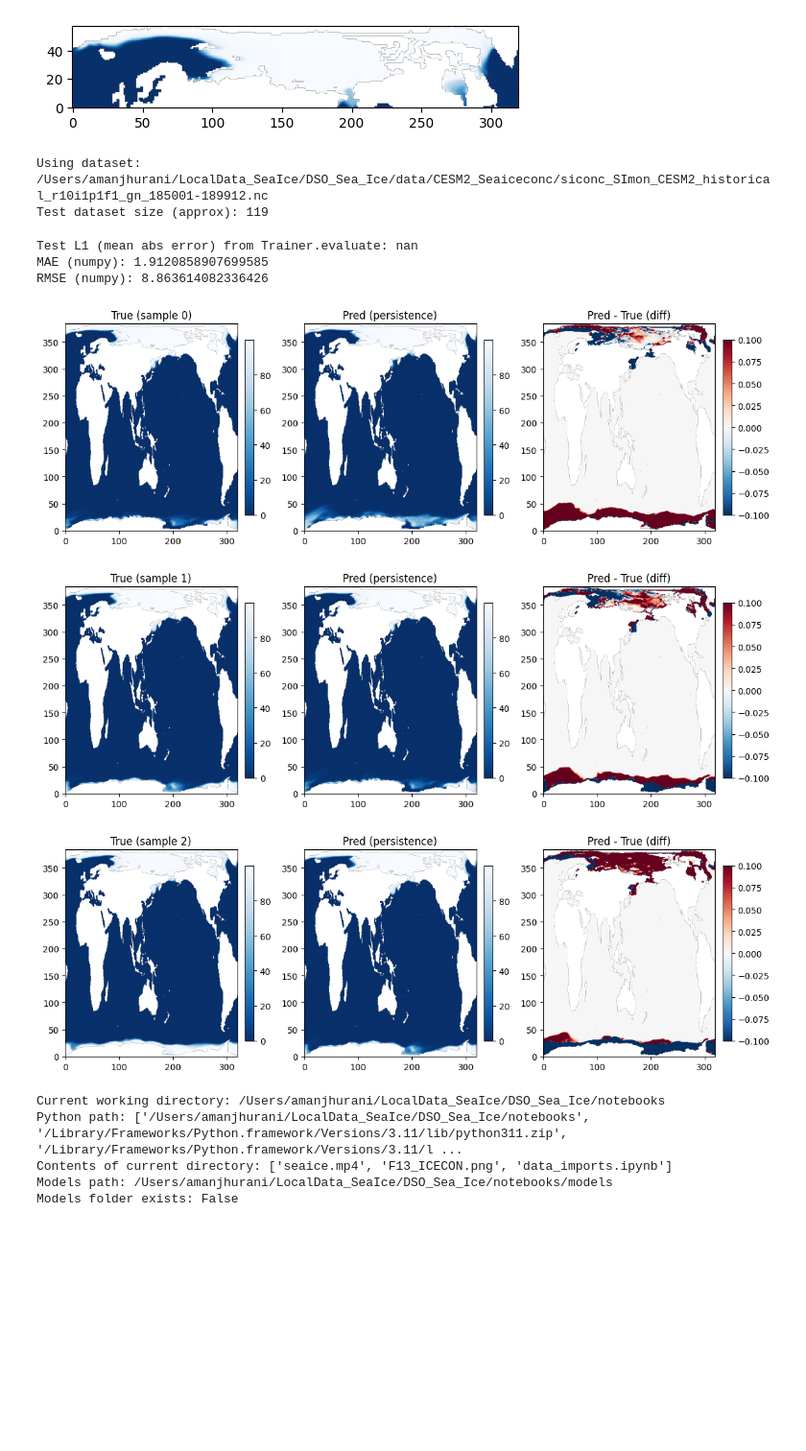
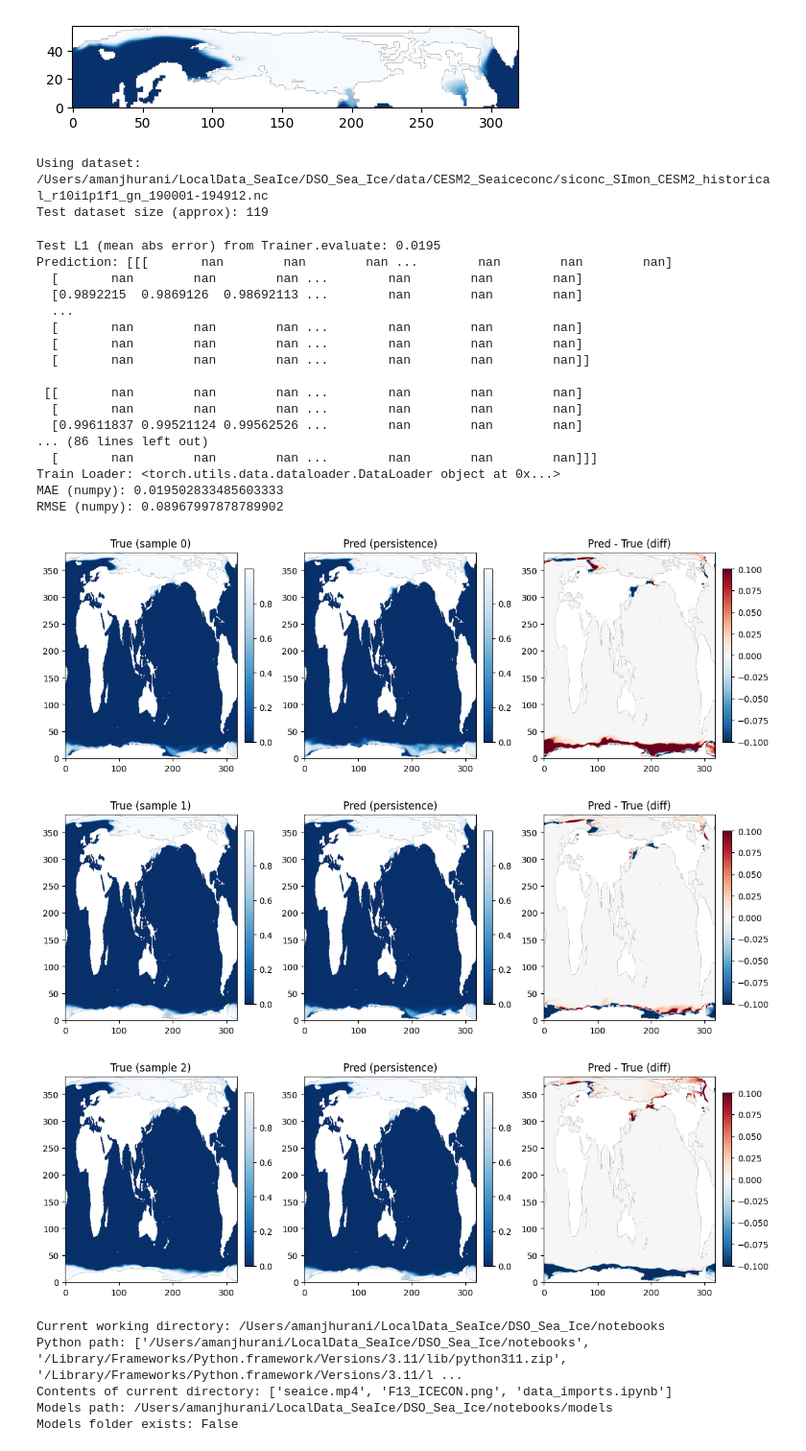
Before and after one commit to jhurani2/DSO_Sea_Ice, a Jupyter notebook: notebooks/data_imports.ipynb, the cells around one changed output. Shown at 96% size. Saved outputs shown, nothing was run; the diff lists cells and outputs as text; code cells hidden in the pictures; blank space fills up the shorter version.

Commit message:
CNN smoke test

```diff
--- a/notebooks/data_imports.ipynb
+++ b/notebooks/data_imports.ipynb
@@ -539,7 +544,7 @@ ds.isel(time=1979)['siconc'].plot(cmap = "Blues_r")
 <matplotlib.collections.QuadMesh at 0x...>
 [figure]
 # %%
-SIC=ds['siconc'].values[:,320::,:]/100
+SIC=ds['siconc'].values[:,320::,:]/100.   #normalizes the data to have sea ice conc. b/w 0 and 1
 # %%
 plt.imshow(SIC[0,:,:], cmap='Blues_r')
 plt.colorbar(label='Sea Ice Concentration')
@@ -549,13 +554,15 @@ plt.colorbar(label='Sea Ice Concentration')
 # %%
 N_samples=np.shape(SIC)[0]-1
 
-X=np.zeros((np.shape(SIC)[1],np.shape(SIC)[2],1,N_samples))
+X=np.zeros((np.shape(SIC)[1],np.shape(SIC)[2],3,N_samples))
 
 Y=np.zeros((np.shape(SIC)[1],np.shape(SIC)[2],1,N_samples))
 
 for i in range(N_samples):
     t0=np.random.randint(0, np.shape(SIC)[0]-1)
     X[:,:,0,i]=SIC[t0,:,:]
+    X[:,:,1,i]=SIC[t0-1,:,:]
+    X[:,:,2,i]=SIC[t0-2,:,:]
     Y[:,:,0,i]=SIC[t0+1,:,:]
 # %%
 np.shape(Y)
@@ -799,7 +809,7 @@ from models.utils import mae, rmse
 
 # 1) Find a dataset under data/ (prefer .zarr, then .nc)
 data_root = os.path.join(os.path.dirname(os.getcwd()), "data")  # Go up one level to repo root, then into data/
-ds_path = "/Users/amanjhurani/LocalData_SeaIce/DSO_Sea_Ice/data/CESM2_Seaiceconc/siconc_SImon_CESM2_historical_r10i1p1f1_gn_185001-189912.nc"
+ds_path = "/Users/amanjhurani/LocalData_SeaIce/DSO_Sea_Ice/data/CESM2_Seaiceconc/siconc_SImon_CESM2_historical_r10i1p1f1_gn_190001-194912.nc"
 # zarrs = glob.glob(os.path.join(data_root, "**", "*.zarr"), recursive=True)
 # if zarrs:
 #     ds_path = zarrs[0]
@@ -838,43 +848,60 @@ print(f"Test L1 (mean abs error) from Trainer.evaluate: {test_loss:.4f}")
 
 # 4) Get predictions & truths as numpy arrays for further metrics & plots
 preds, trues, times = trainer.predict_batch(test_loader, max_batches=10)
+print("Prediction:", preds)
+print("Truth:", trues)
+print("Train Loader:", train_loader)
 # preds/trues shapes: (N, H, W) because predict_batch squeezes single-channel outputs
 
 # Compute aggregated metrics
 print("MAE (numpy):", mae(preds, trues))
 print("RMSE (numpy):", rmse(preds, trues))
 
 # 5) Plot first few examples: true / pred / diff
 n_show = min(3, preds.shape[0])
 for i in range(n_show):
     fig, axes = plt.subplots(1, 3, figsize=(12, 4))
     vmin = np.nanmin([trues[i], preds[i]])
     vmax = np.nanmax([trues[i], preds[i]])
 
     im0 = axes[0].imshow(trues[i], origin='lower', vmin=vmin, vmax=vmax, cmap='Blues_r')
     axes[0].set_title(f"True (sample {i})")
     plt.colorbar(im0, ax=axes[0], fraction=0.046, pad=0.04)
 
     im1 = axes[1].imshow(preds[i], origin='lower', vmin=vmin, vmax=vmax, cmap='Blues_r')
     axes[1].set_title(f"Pred (persistence)")
     plt.colorbar(im1, ax=axes[1], fraction=0.046, pad=0.04)
 
     diff = preds[i] - trues[i]
     im2 = axes[2].imshow(diff, origin='lower', cmap='RdBu_r', vmin=-np.max(np.abs(diff)), vmax=np.max(np.abs(diff)))
     axes[2].set_title("Pred - True (diff)")
     plt.colorbar(im2, ax=axes[2], fraction=0.046, pad=0.04)
 
     plt.tight_layout()
     plt.show()
 # %% [output]
-Using dataset: /Users/amanjhurani/LocalData_SeaIce/DSO_Sea_Ice/data/CESM2_Seaiceconc/siconc_SImon_CESM2_historical_r10i1p1f1_gn_185001-189912.nc
+Using dataset: /Users/amanjhurani/LocalData_SeaIce/DSO_Sea_Ice/data/CESM2_Seaiceconc/siconc_SImon_CESM2_historical_r10i1p1f1_gn_190001-194912.nc
 Test dataset size (approx): 119
-Test L1 (mean abs error) from Trainer.evaluate: nan
-MAE (numpy): 1.9120858907699585
-RMSE (numpy): 8.863614082336426
+Test L1 (mean abs error) from Trainer.evaluate: 0.0195
+Prediction: [[[       nan        nan        nan ...        nan        nan        nan]
+  [       nan        nan        nan ...        nan        nan        nan]
+  [0.9892215  0.9869126  0.98692113 ...        nan        nan        nan]
+  ...
+  [       nan        nan        nan ...        nan        nan        nan]
+  [       nan        nan        nan ...        nan        nan        nan]
+  [       nan        nan        nan ...        nan        nan        nan]]
+
+ [[       nan        nan        nan ...        nan        nan        nan]
+  [       nan        nan        nan ...        nan        nan        nan]
+  [0.99611837 0.99521124 0.99562526 ...        nan        nan        nan]
+... (86 lines left out)
+  [       nan        nan        nan ...        nan        nan        nan]]]
+Train Loader: <torch.utils.data.dataloader.DataLoader object at 0x...>
+MAE (numpy): 0.019502833485603333
+RMSE (numpy): 0.08967997878789902
-[figure, old version]
+[figure, new version]
-[figure, old version]
+[figure, new version]
-[figure, old version]
+[figure, new version]
 # %%
 import os
 import sys
```
Also changed, not shown: parts of 5 cells of this notebook, 5 other files.
